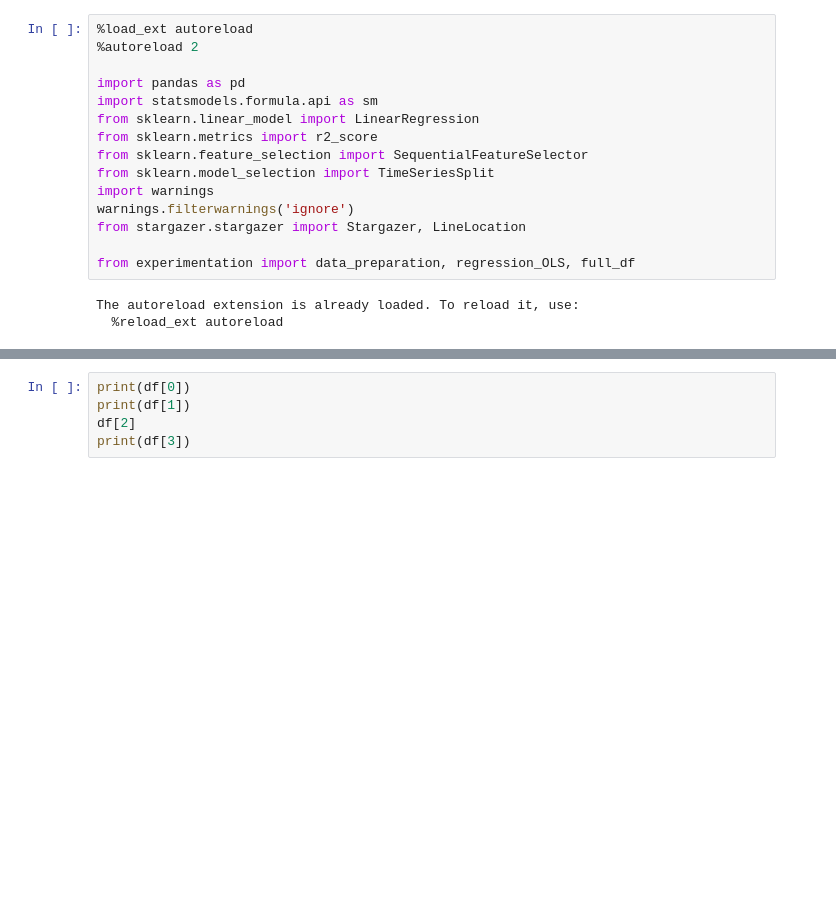
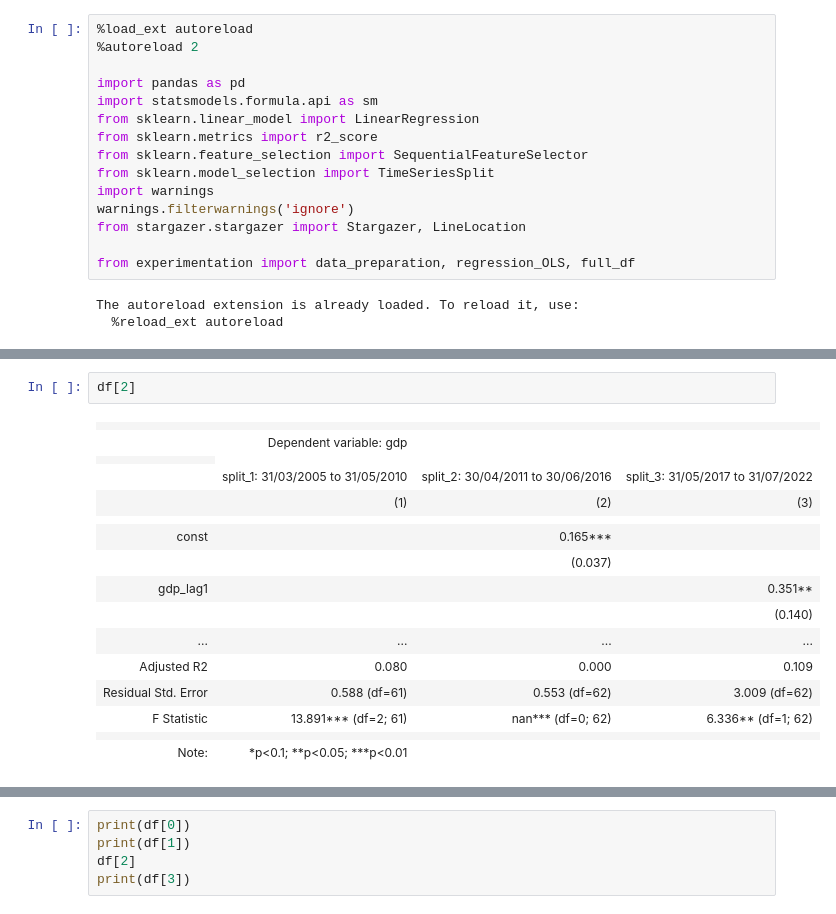
Before and after one commit to martinlyngerasmussen/auto_regressor, a Jupyter notebook: Code test.ipynb, the cells around one changed output, grey strips where cells are left out. Cells and saved outputs as stored; diff of their text form; blank space fills up the shorter version.

```diff
--- a/Code test.ipynb
+++ b/Code test.ipynb
@@ -51,0 +77,19 @@ KeyError: "None of [Index(['gdp_lag1'], dtype='object')] are in the [columns]"
+# %%
+df[2]
+# %% [output]
+|  |  |  |  |
+|  | Dependent variable: gdp |  |  |
+|  |
+|  | split_1: 31/03/2005 to 31/05/2010 | split_2: 30/04/2011 to 30/06/2016 | split_3: 31/05/2017 to 31/07/2022 |
+|  | (1) | (2) | (3) |
+|  |  |  |  |
+| const |  | 0.165*** |  |
+|  |  | (0.037) |  |
+| gdp_lag1 |  |  | 0.351** |
+|  |  |  | (0.140) |
+| ... | ... | ... | ... |
+| Adjusted R2 | 0.080 | 0.000 | 0.109 |
+| Residual Std. Error | 0.588 (df=61) | 0.553 (df=62) | 3.009 (df=62) |
+| F Statistic | 13.891*** (df=2; 61) | nan*** (df=0; 62) | 6.336** (df=1; 62) |
+|  |  |  |  |
+| Note: | *p<0.1; **p<0.05; ***p<0.01 |  |  |
```
Also changed, not shown: parts of 11 cells of this notebook, 1 other file.
